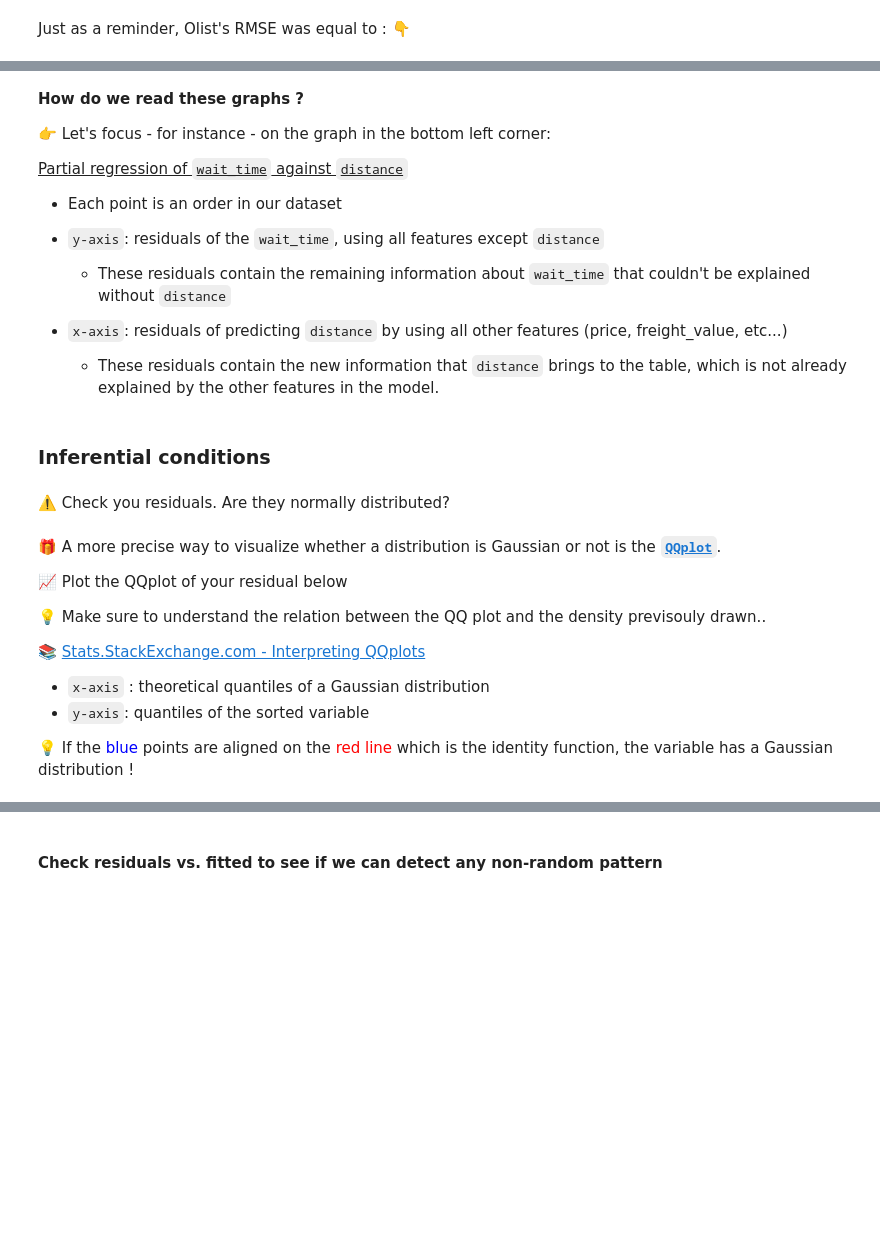
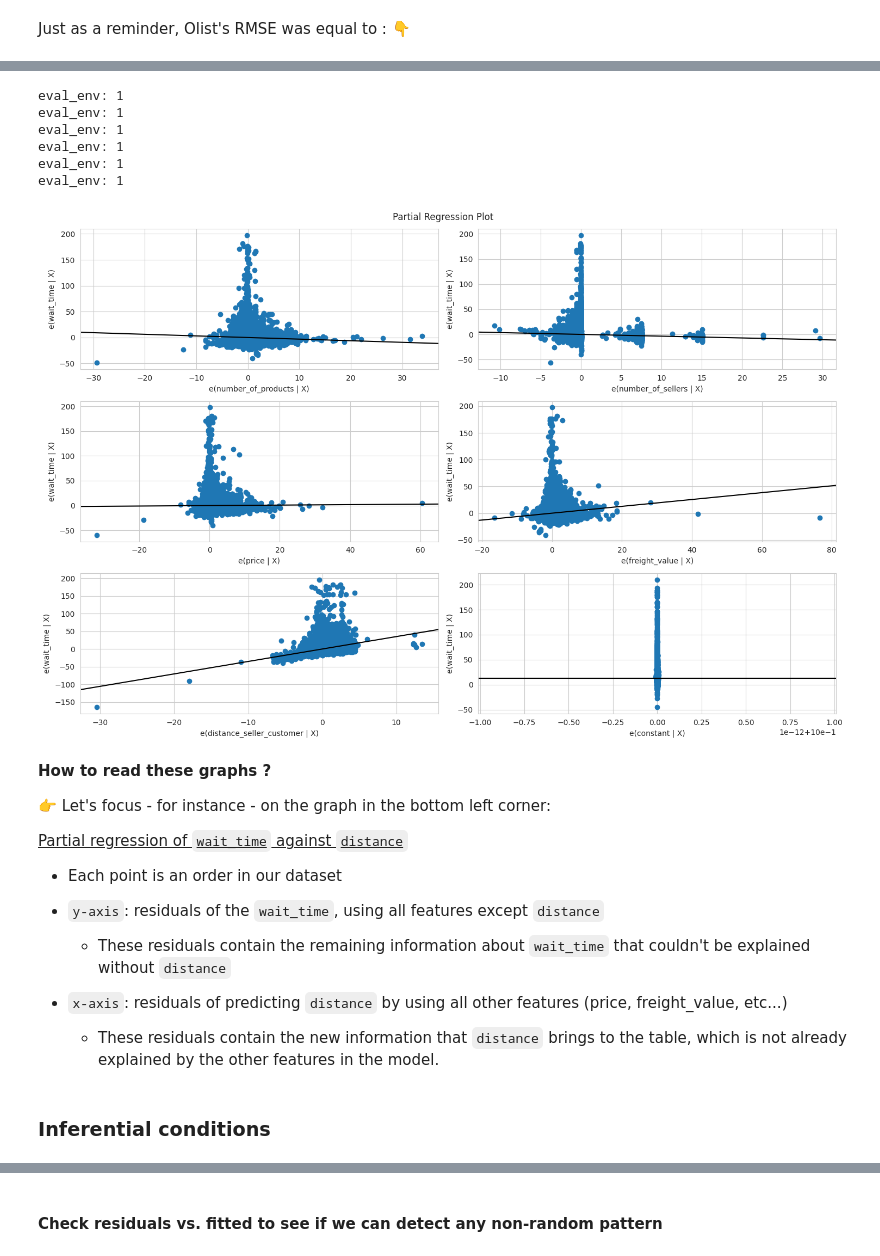
Before and after one commit to Kaaykun/OlistAnalysis, a Jupyter notebook: notebooks/06_delivery_time.ipynb, the cells around one changed output, grey strips where cells are left out. Drawn from its saved outputs; the diff is of its cells as text; code cells hidden in the pictures; blank space fills up the shorter version.

```diff
--- a/notebooks/06_delivery_time.ipynb
+++ b/notebooks/06_delivery_time.ipynb
@@ -258,5 +254,17 @@ baseline_RMSE
+# %%
+fig = plt.figure(figsize=(15,10))
+sm.graphics.plot_partregress_grid(model, fig=fig)
+plt.show()
+# %% [output]
+eval_env: 1
+eval_env: 1
+eval_env: 1
+eval_env: 1
+eval_env: 1
+eval_env: 1
+[figure, added]
 # %% [markdown]
-**How do we read these graphs ?**
+**How to read these graphs ?**
 
 👉 Let's focus - for instance - on the graph in the bottom left corner:
 
@@ -274,5 +282,3 @@ baseline_RMSE
     - These residuals contain the new information that `distance` brings to the table, which is not already explained by the other features in the model.
 # %% [markdown]
 ### Inferential conditions
-# %% [markdown]
-⚠️ Check you residuals. Are they normally distributed?
@@ -281,13 +284,0 @@ baseline_RMSE
-# %% [markdown]
-🎁 A more precise way to visualize whether a distribution is Gaussian or not is the <a href="https://www.statsmodels.org/stable/generated/statsmodels.graphics.gofplots.qqplot.html">**`QQplot`**</a>.
-
-📈 Plot the QQplot of your residual below
-
-💡 Make sure to understand the relation between the QQ plot and the density previsouly drawn..
-
-📚 <a href="https://stats.stackexchange.com/questions/101274/how-to-interpret-a-qq-plot">Stats.StackExchange.com - Interpreting QQplots</a>
-
-- `x-axis` : theoretical quantiles of a Gaussian distribution
-- `y-axis`: quantiles of the sorted variable
-
-💡 If the <span style="color:blue">blue</span> points are aligned on the <span style="color:red">red line</span> which is the identity function, the variable has a Gaussian distribution !
```
Also changed, not shown: parts of 41 cells of this notebook.
